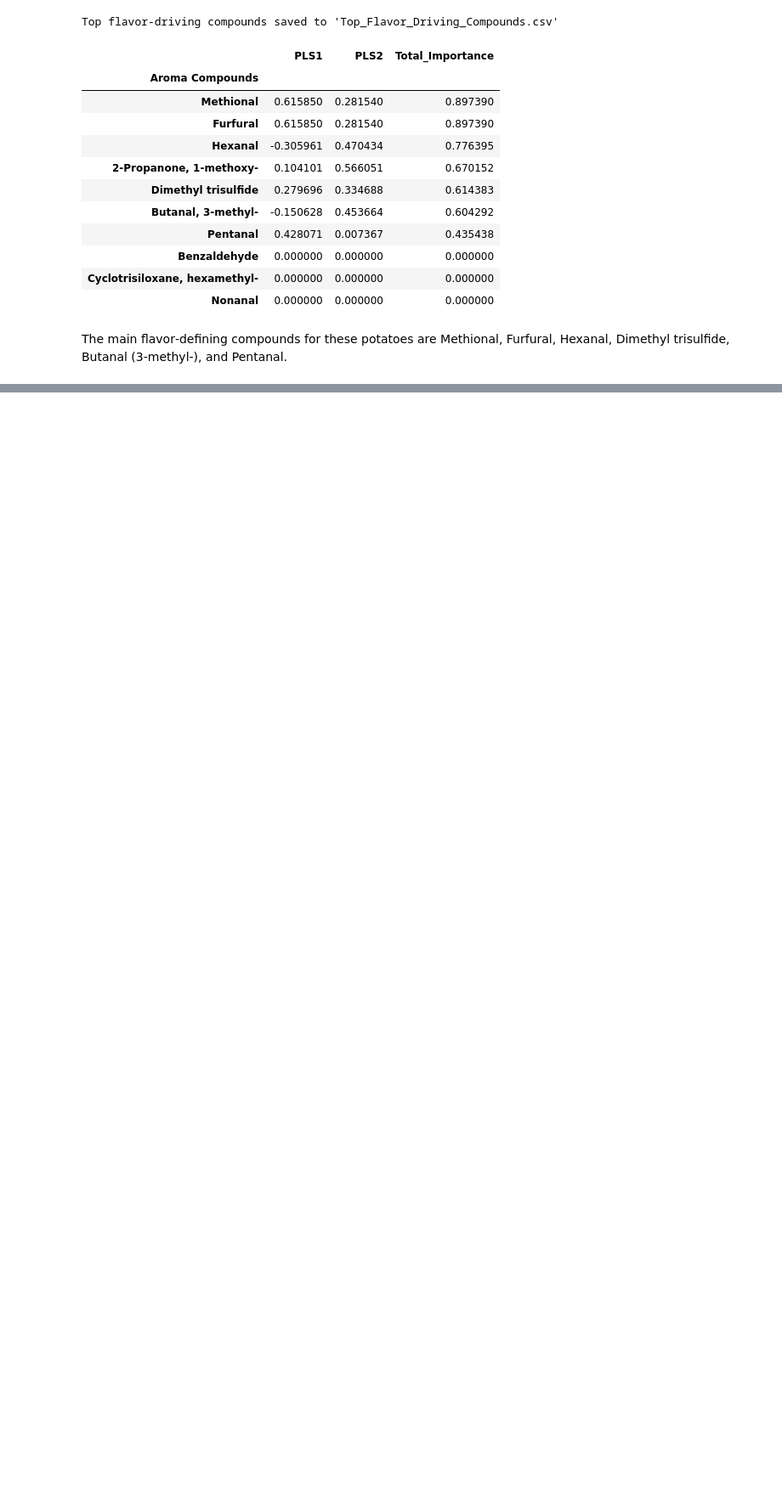
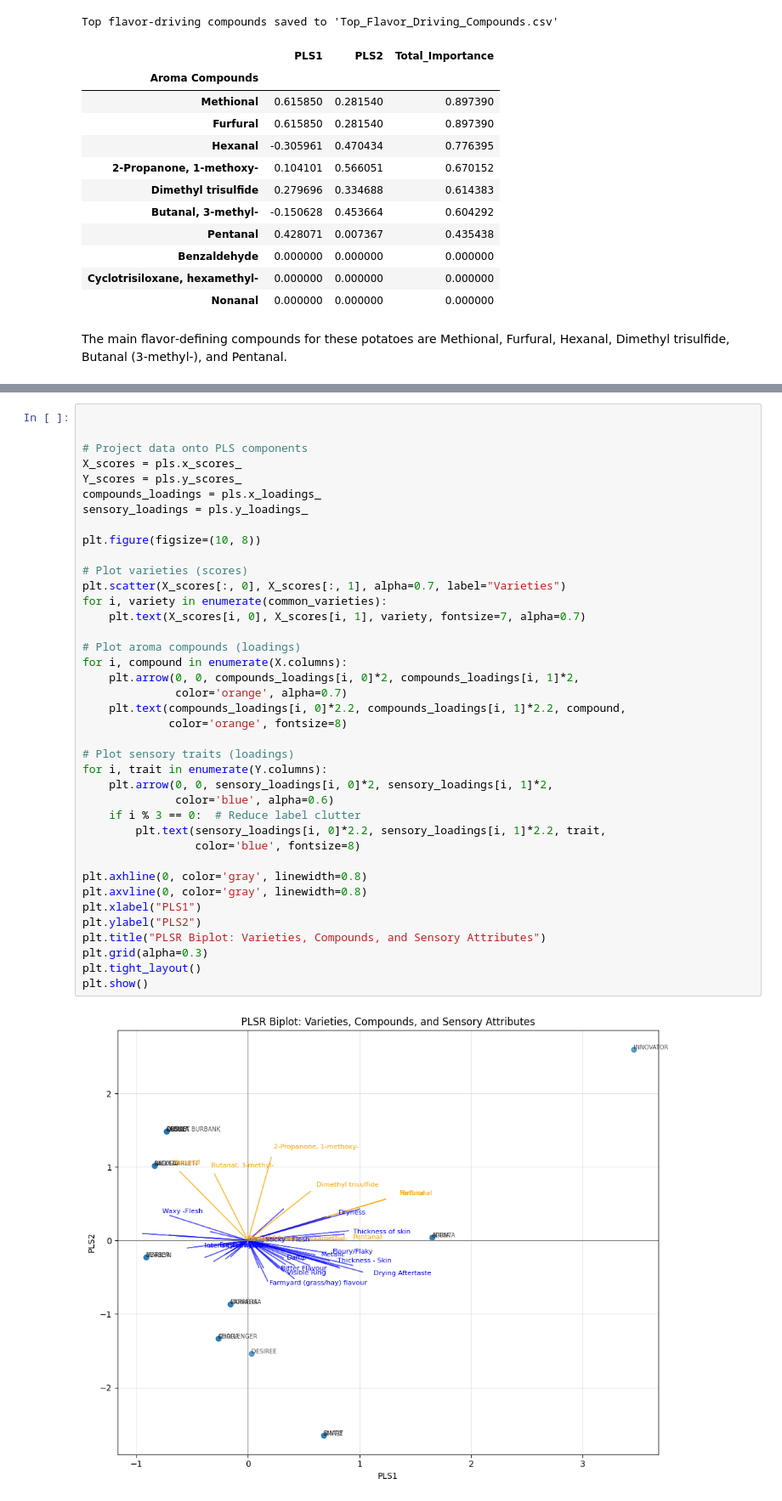
Before and after one commit to Fatemeh1362/internship, a Jupyter notebook: compound_analysis.ipynb, the cells around one changed output, grey strips where cells are left out. Shown at 85% size. Saved outputs shown, nothing was run; the diff lists cells and outputs as text; blank space fills up the shorter version.

Commit message:
Update compound_analysis.ipynb
 Add   #  using plsr to find the flavor of variaties based on sensory panel

```diff
--- a/compound_analysis.ipynb
+++ b/compound_analysis.ipynb
@@ -637,0 +640,41 @@ The main flavor‑defining compounds for these potatoes are Methional, Furfural,
+# %%
+
+
+# Project data onto PLS components
+X_scores = pls.x_scores_
+Y_scores = pls.y_scores_
+compounds_loadings = pls.x_loadings_
+sensory_loadings = pls.y_loadings_
+
+plt.figure(figsize=(10, 8))
+
+# Plot varieties (scores)
+plt.scatter(X_scores[:, 0], X_scores[:, 1], alpha=0.7, label="Varieties")
+for i, variety in enumerate(common_varieties):
+    plt.text(X_scores[i, 0], X_scores[i, 1], variety, fontsize=7, alpha=0.7)
+
+# Plot aroma compounds (loadings)
+for i, compound in enumerate(X.columns):
+    plt.arrow(0, 0, compounds_loadings[i, 0]*2, compounds_loadings[i, 1]*2,
+              color='orange', alpha=0.7)
+    plt.text(compounds_loadings[i, 0]*2.2, compounds_loadings[i, 1]*2.2, compound,
+             color='orange', fontsize=8)
+
+# Plot sensory traits (loadings)
+for i, trait in enumerate(Y.columns):
+    plt.arrow(0, 0, sensory_loadings[i, 0]*2, sensory_loadings[i, 1]*2,
+              color='blue', alpha=0.6)
+    if i % 3 == 0:  # Reduce label clutter
+        plt.text(sensory_loadings[i, 0]*2.2, sensory_loadings[i, 1]*2.2, trait,
+                 color='blue', fontsize=8)
+
+plt.axhline(0, color='gray', linewidth=0.8)
+plt.axvline(0, color='gray', linewidth=0.8)
+plt.xlabel("PLS1")
+plt.ylabel("PLS2")
+plt.title("PLSR Biplot: Varieties, Compounds, and Sensory Attributes")
+plt.grid(alpha=0.3)
+plt.tight_layout()
+plt.show()
+# %% [output]
+[figure, added]
```
Also changed, not shown: parts of 7 cells of this notebook.
